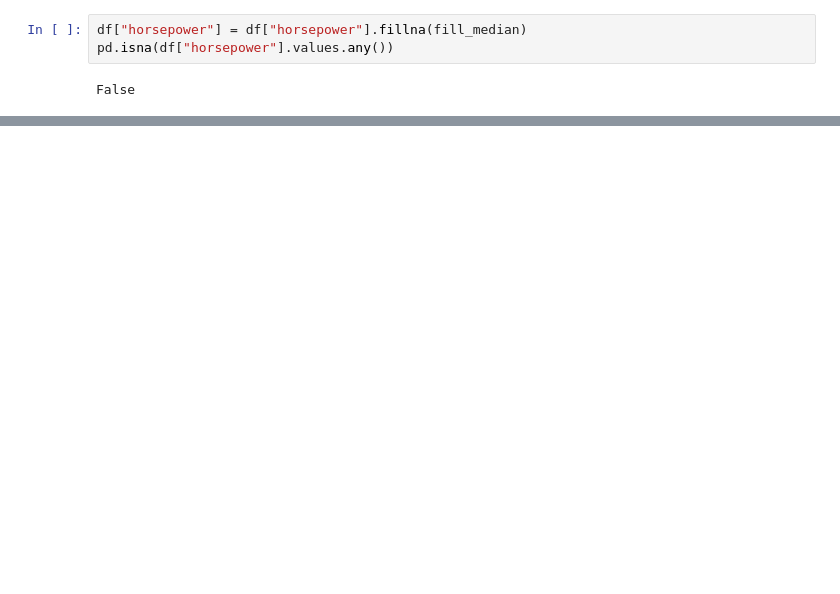
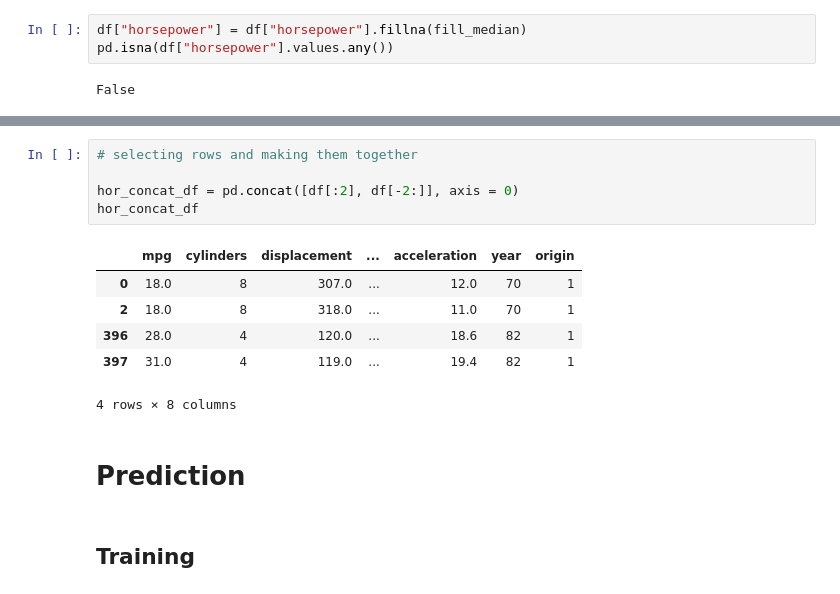
Before and after one commit to venkata2604/aiml_basics, a Jupyter notebook: module2/pandas.ipynb, the cells around one changed output, grey strips where cells are left out. Saved outputs shown, nothing was run; the diff lists cells and outputs as text; blank space fills up the shorter version.

```diff
--- a/module2/pandas.ipynb
+++ b/module2/pandas.ipynb
@@ -214,0 +401,16 @@ array([[0.59616758, 0.83656439, 0.97766119, 0.52266486],
+# %%
+# selecting rows and making them together
+
+hor_concat_df = pd.concat([df[:2], df[-2:]], axis = 0)
+hor_concat_df
+# %% [output]
+|  | mpg | cylinders | displacement | ... | acceleration | year | origin |
+| 0 | 18.0 | 8 | 307.0 | ... | 12.0 | 70 | 1 |
+| 2 | 18.0 | 8 | 318.0 | ... | 11.0 | 70 | 1 |
+| 396 | 28.0 | 4 | 120.0 | ... | 18.6 | 82 | 1 |
+| 397 | 31.0 | 4 | 119.0 | ... | 19.4 | 82 | 1 |
+4 rows × 8 columns
+# %% [markdown]
+# Prediction
+# %% [markdown]
+## Training
```
Also changed, not shown: parts of 64 cells of this notebook, 1 other file.
